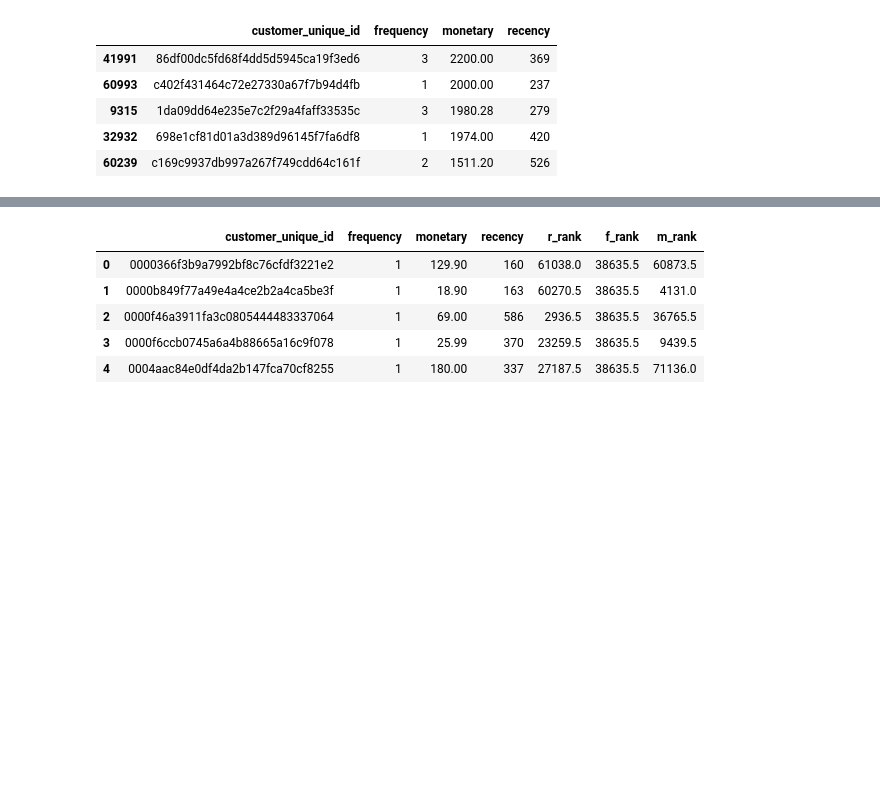
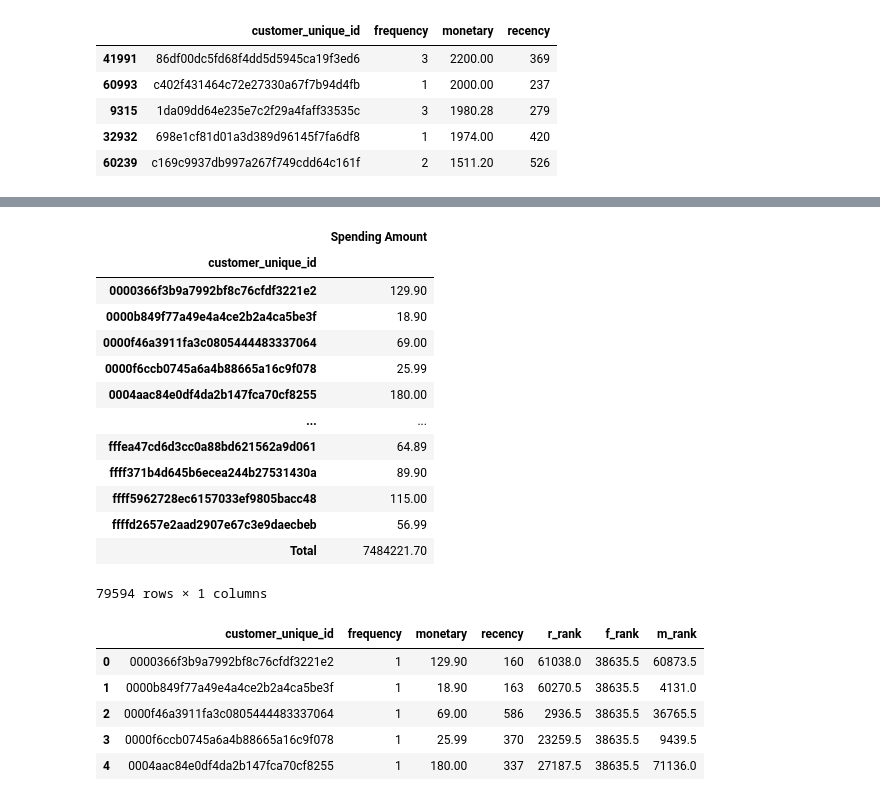
Before and after one commit to stefansphtr/Data-Analytics-Brazilian-Ecommerce, a Jupyter notebook: notebook.ipynb, the cells around one changed output, grey strips where cells are left out. Drawn from its saved outputs; the diff is of its cells as text; code cells hidden in the pictures; blank space fills up the shorter version.

Commit message:
refactor(rfm): add the total amount of money table in rfm

```diff
--- a/notebook.ipynb
+++ b/notebook.ipynb
@@ -2879,3 +2879,29 @@ plt.show()
+# %%
+# Identify the total amount of top customers spend based on the monetary parameters
+total_spending = rfm_df.groupby(by="customer_unique_id").agg({"monetary": "sum"})
+
+# Rename the columns
+total_spending = total_spending.rename(columns={"monetary": "Spending Amount"})
+
+# Add a total row
+total_spending.loc["Total"] = total_spending.sum()
+
+total_spending
+# %% [output]
+|  | Spending Amount |
+| customer_unique_id |  |
+| 0000366f3b9a7992bf8c76cfdf3221e2 | 129.90 |
+| 0000b849f77a49e4a4ce2b2a4ca5be3f | 18.90 |
+| 0000f46a3911fa3c0805444483337064 | 69.00 |
+| 0000f6ccb0745a6a4b88665a16c9f078 | 25.99 |
+| 0004aac84e0df4da2b147fca70cf8255 | 180.00 |
+| ... | ... |
+| fffea47cd6d3cc0a88bd621562a9d061 | 64.89 |
+| ffff371b4d645b6ecea244b27531430a | 89.90 |
+| ffff5962728ec6157033ef9805bacc48 | 115.00 |
+| ffffd2657e2aad2907e67c3e9daecbeb | 56.99 |
+| Total | 7484221.70 |
+79594 rows × 1 columns
 # %%
 # Sort customers based on recency, frequency, and monetary score
 
```
Also changed, not shown: parts of 40 cells of this notebook.
